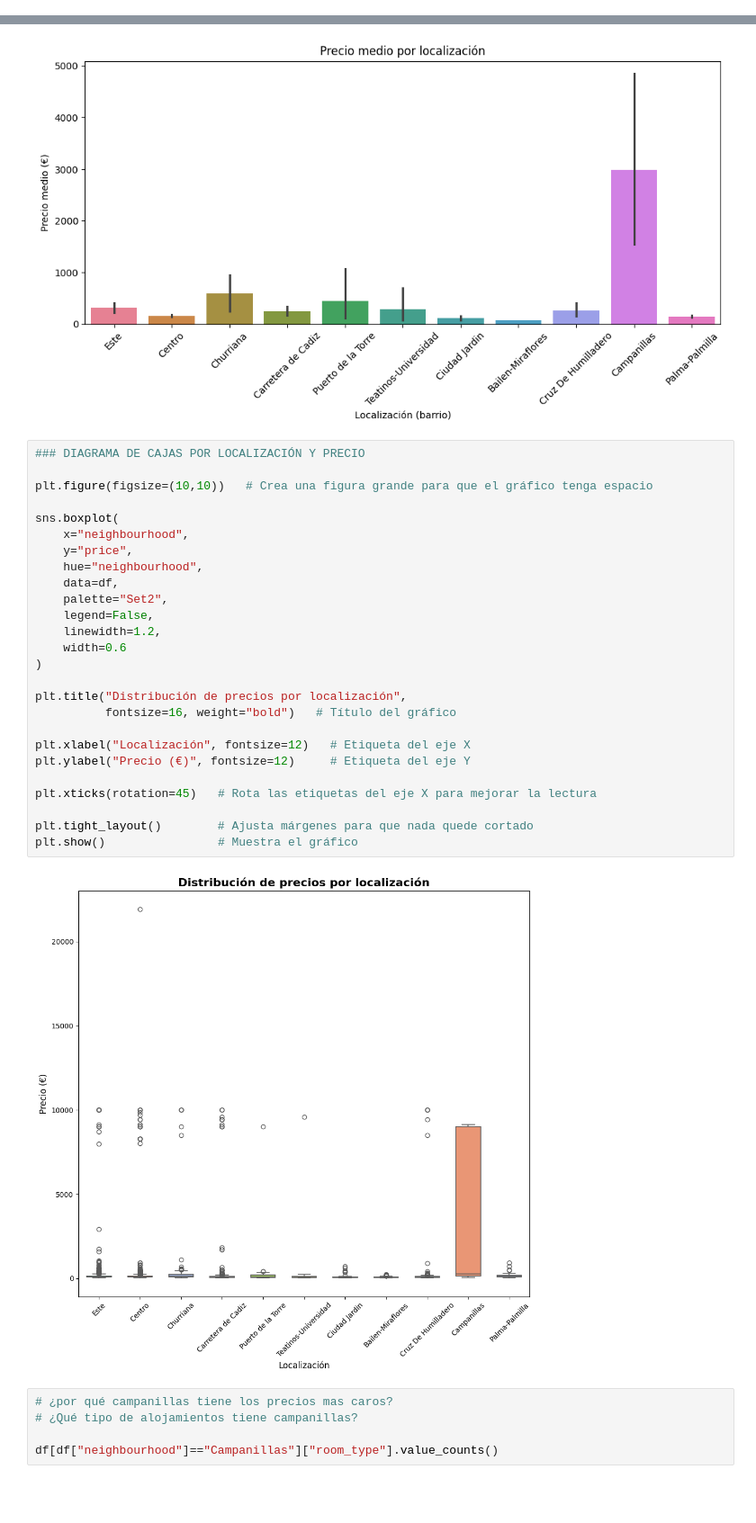
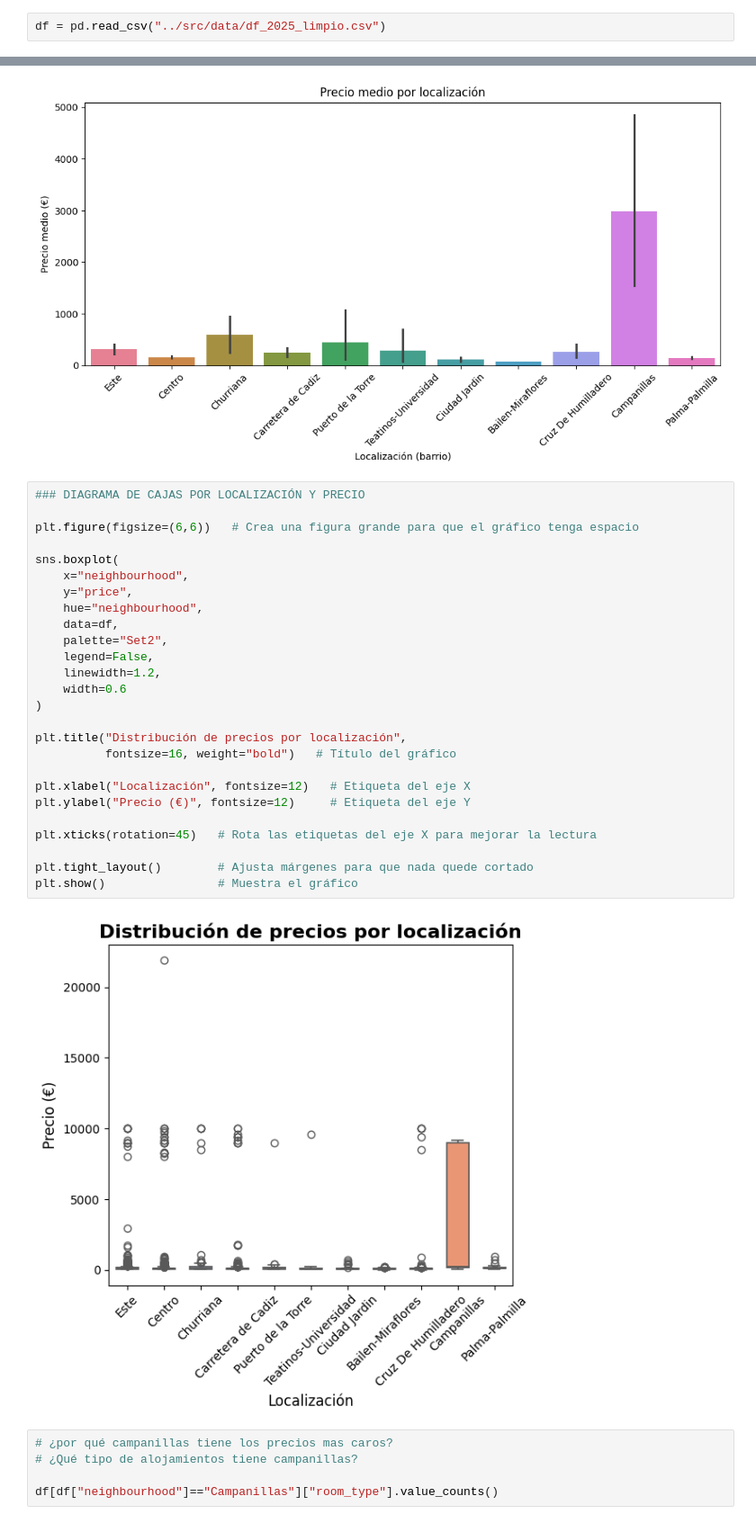
Before and after one commit to MHHsim/Proyect-Break-I, a Jupyter notebook: Pendiente/Analisis_univariable.ipynb, the cells around one changed output, grey strips where cells are left out. Shown at 90% size. Cells and saved outputs as stored; diff of their text form; blank space fills up the shorter version.

```diff
--- a/Pendiente/Analisis_univariable.ipynb
+++ b/Pendiente/Analisis_univariable.ipynb
@@ -8,3 +6,5 @@ df = pd.read_csv("./Data/df_2025_limpio.csv")
+# %%
+df = pd.read_csv("../src/data/df_2025_limpio.csv")
 # %%
 df.info()
 # %% [output]
@@ -150,31 +145,31 @@ plt.show()
 # %%
 ### DIAGRAMA DE CAJAS POR LOCALIZACIÓN Y PRECIO
 
-plt.figure(figsize=(10,10))   # Crea una figura grande para que el gráfico tenga espacio
+plt.figure(figsize=(6,6))   # Crea una figura grande para que el gráfico tenga espacio
 
 sns.boxplot(
     x="neighbourhood",
     y="price",
     hue="neighbourhood",
     data=df,
     palette="Set2",
     legend=False,
     linewidth=1.2,
     width=0.6
 )
 
 plt.title("Distribución de precios por localización",
           fontsize=16, weight="bold")   # Título del gráfico
 
 plt.xlabel("Localización", fontsize=12)   # Etiqueta del eje X
 plt.ylabel("Precio (€)", fontsize=12)     # Etiqueta del eje Y
 
 plt.xticks(rotation=45)   # Rota las etiquetas del eje X para mejorar la lectura
 
 plt.tight_layout()        # Ajusta márgenes para que nada quede cortado
 plt.show()                # Muestra el gráfico
 # %% [output]
-[figure, old version]
+[figure, new version]
 # %%
 # ¿por qué campanillas tiene los precios mas caros?
 # ¿Qué tipo de alojamientos tiene campanillas?
```
Also changed, not shown: parts of 14 cells of this notebook.
